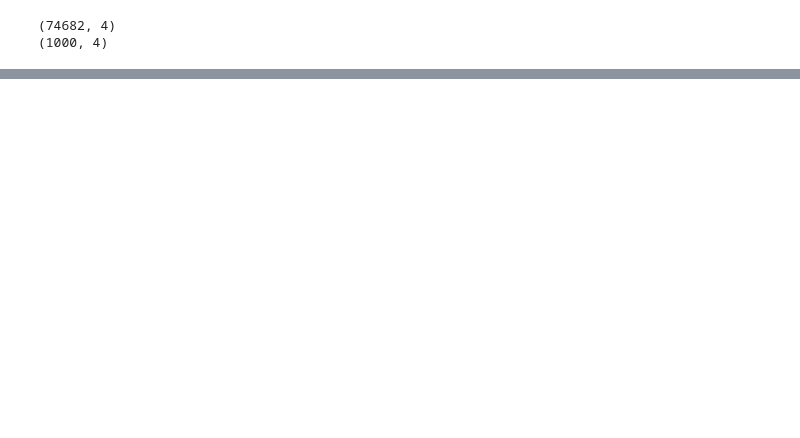
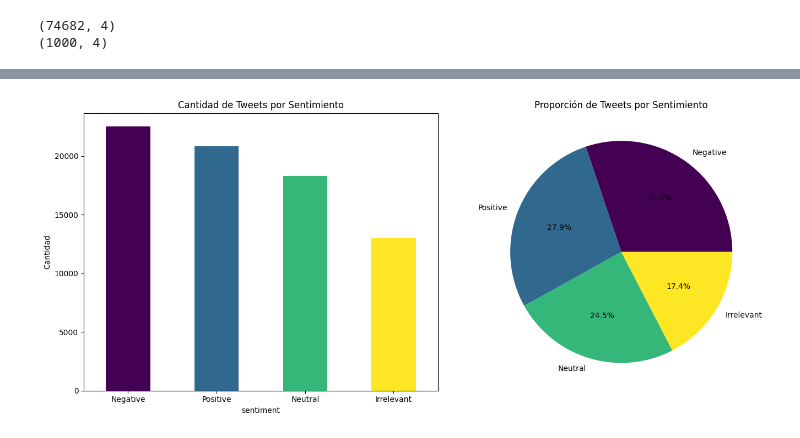
Before and after one commit to KevinAstudillo/Text-Classification, a Jupyter notebook: Text Classification.ipynb, the cells around one changed output, grey strips where cells are left out. Cells and saved outputs as stored; diff of their text form; code cells hidden in the pictures; blank space fills up the shorter version.

```diff
--- a/Text Classification.ipynb
+++ b/Text Classification.ipynb
@@ -61,0 +250,40 @@ print(df_val.shape)
+# %%
+import matplotlib.pyplot as plt
+import matplotlib.cm as cm
+import numpy as np
+
+def plot_word_count_distribution_pie(df, y_column):
+
+    # Conteo por sentimiento
+    sentiment_counts = df[y_column].value_counts()
+
+    # Obtener etiquetas únicas
+    labels = sentiment_counts.index.tolist()
+    num_labels = len(labels)
+
+    # Generar una paleta de colores dinámica (usamos 'tab10', pero puedes cambiarla)
+    cmap = cm.get_cmap('viridis', num_labels)
+    colors = [cmap(i) for i in range(num_labels)]
+
+    # Crear figura con 1 fila y 2 columnas
+    fig, axes = plt.subplots(1, 2, figsize=(14, 6))
+
+    # Gráfico de barras
+    sentiment_counts.plot(kind='bar', color=colors, ax=axes[0])
+    axes[0].set_title('Cantidad de Tweets por Sentimiento')
+    axes[0].set_xlabel(y_column)
+    axes[0].set_ylabel('Cantidad')
+    axes[0].tick_params(axis='x', rotation=0)
+
+    # Gráfico de pastel
+    sentiment_counts.plot(kind='pie', colors=colors, autopct='%1.1f%%', ax=axes[1])
+    axes[1].set_title('Proporción de Tweets por Sentimiento')
+    axes[1].set_ylabel('')  # Eliminar etiqueta innecesaria
+
+    # Ajustar diseño
+    plt.tight_layout()
+    plt.show()
+# %%
+plot_word_count_distribution_pie(df_train, y_column='sentiment')
+# %% [output]
+[figure, added]
```
Also changed, not shown: parts of 90 cells of this notebook, 7 other files.
